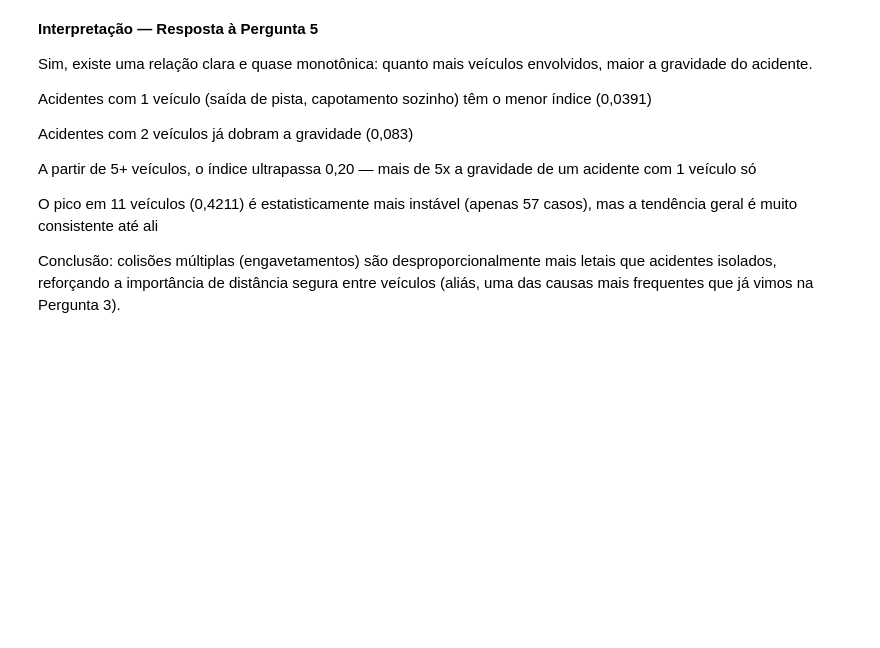
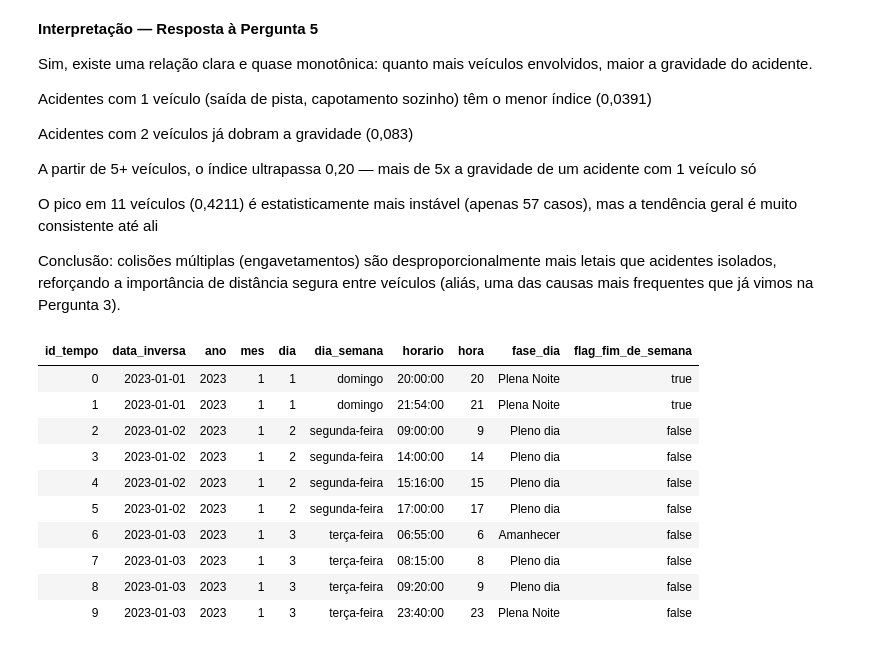
Before and after one commit to Rafaela-neves/MVP-Rafaela-Neves, a Jupyter notebook: 05_analise_negocio.ipynb, the cells around one changed output. Drawn from its saved outputs; the diff is of its cells as text; code cells hidden in the pictures; blank space fills up the shorter version.

```diff
--- a/05_analise_negocio.ipynb
+++ b/05_analise_negocio.ipynb
@@ -170,3 +235,17 @@ A partir de 5+ veículos, o índice ultrapassa 0,20 — mais de 5x a gravidade d
 O pico em 11 veículos (0,4211) é estatisticamente mais instável (apenas 57 casos), mas a tendência geral é muito consistente até ali
 
 Conclusão: colisões múltiplas (engavetamentos) são desproporcionalmente mais letais que acidentes isolados, reforçando a importância de distância segura entre veículos (aliás, uma das causas mais frequentes que já vimos na Pergunta 3).
+# %%
+display(spark.table("prf_acidentes1.gold.dim_tempo").limit(10))
+# %% [output]
+| id_tempo | data_inversa | ano | mes | dia | dia_semana | horario | hora | fase_dia | flag_fim_de_semana |
+| 0 | 2023-01-01 | 2023 | 1 | 1 | domingo | 20:00:00 | 20 | Plena Noite | true |
+| 1 | 2023-01-01 | 2023 | 1 | 1 | domingo | 21:54:00 | 21 | Plena Noite | true |
+| 2 | 2023-01-02 | 2023 | 1 | 2 | segunda-feira | 09:00:00 | 9 | Pleno dia | false |
+| 3 | 2023-01-02 | 2023 | 1 | 2 | segunda-feira | 14:00:00 | 14 | Pleno dia | false |
+| 4 | 2023-01-02 | 2023 | 1 | 2 | segunda-feira | 15:16:00 | 15 | Pleno dia | false |
+| 5 | 2023-01-02 | 2023 | 1 | 2 | segunda-feira | 17:00:00 | 17 | Pleno dia | false |
+| 6 | 2023-01-03 | 2023 | 1 | 3 | terça-feira | 06:55:00 | 6 | Amanhecer | false |
+| 7 | 2023-01-03 | 2023 | 1 | 3 | terça-feira | 08:15:00 | 8 | Pleno dia | false |
+| 8 | 2023-01-03 | 2023 | 1 | 3 | terça-feira | 09:20:00 | 9 | Pleno dia | false |
+| 9 | 2023-01-03 | 2023 | 1 | 3 | terça-feira | 23:40:00 | 23 | Plena Noite | false |
```
Also changed, not shown: parts of 8 cells of this notebook.
